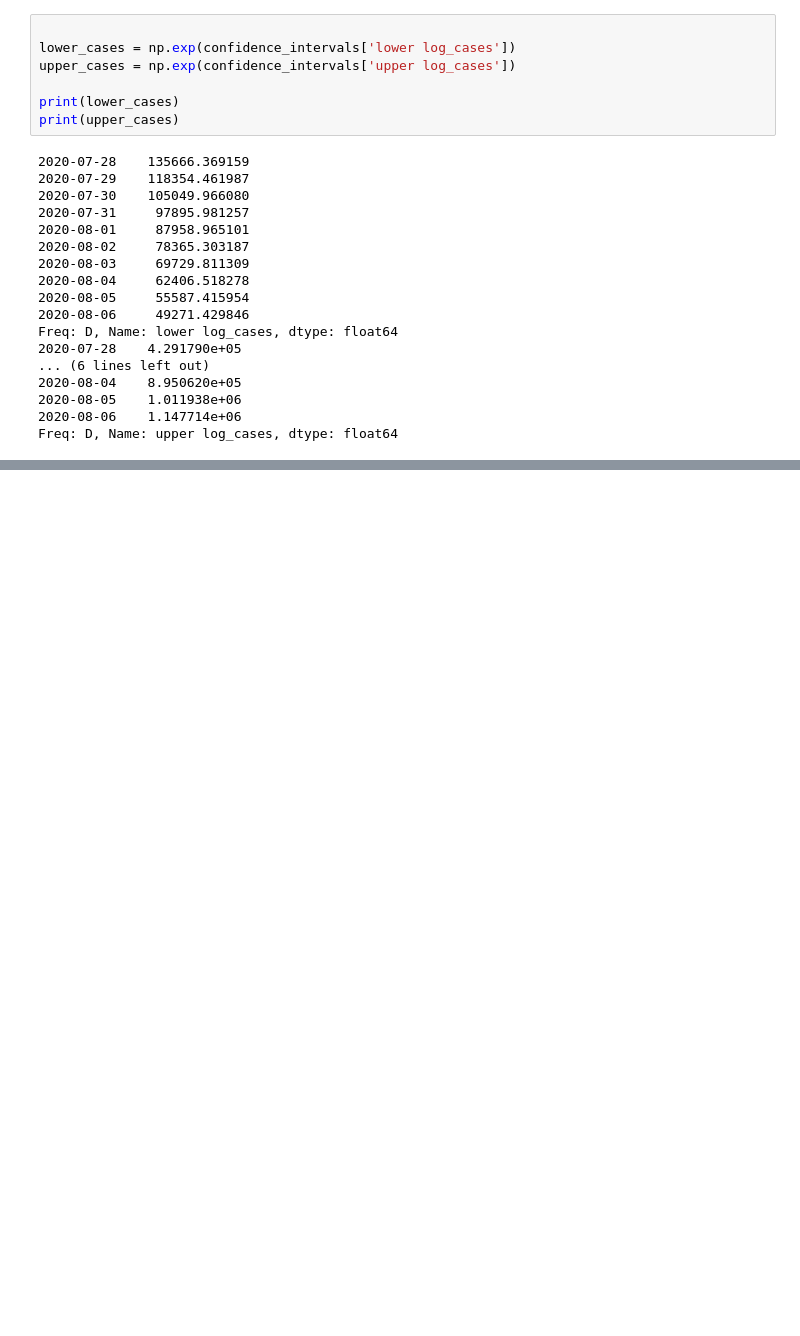
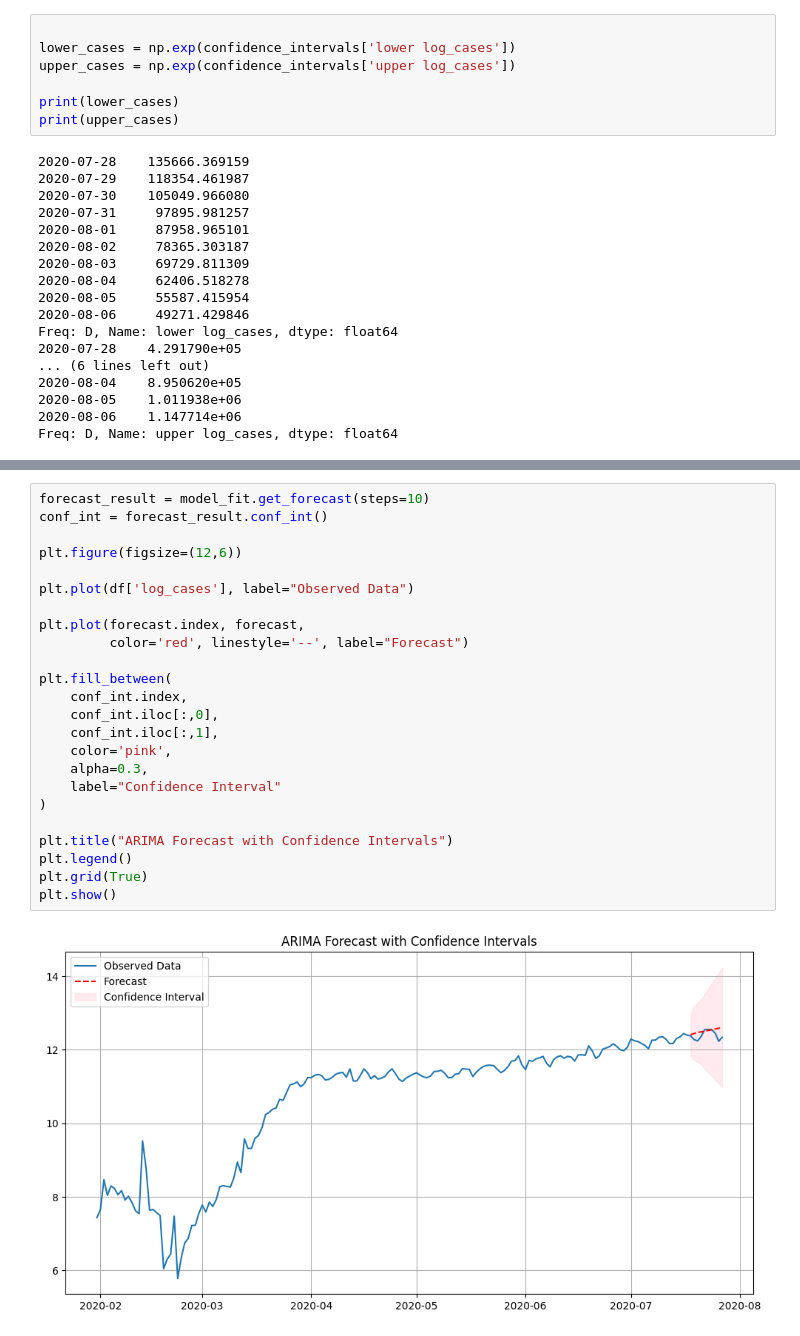
Before and after one commit to Agumekenneth/Time-series-, a Jupyter notebook: project/day-wise.ipynb, the cells around one changed output, grey strips where cells are left out. Cells and saved outputs as stored; diff of their text form; blank space fills up the shorter version.

```diff
--- a/project/day-wise.ipynb
+++ b/project/day-wise.ipynb
@@ -534,0 +604,26 @@ Freq: D, Name: upper log_cases, dtype: float64
+# %%
+forecast_result = model_fit.get_forecast(steps=10)
+conf_int = forecast_result.conf_int()
+
+plt.figure(figsize=(12,6))
+
+plt.plot(df['log_cases'], label="Observed Data")
+
+plt.plot(forecast.index, forecast,
+         color='red', linestyle='--', label="Forecast")
+
+plt.fill_between(
+    conf_int.index,
+    conf_int.iloc[:,0],
+    conf_int.iloc[:,1],
+    color='pink',
+    alpha=0.3,
+    label="Confidence Interval"
+)
+
+plt.title("ARIMA Forecast with Confidence Intervals")
+plt.legend()
+plt.grid(True)
+plt.show()
+# %% [output]
+[figure, added]
```
Also changed, not shown: parts of 37 cells of this notebook.
